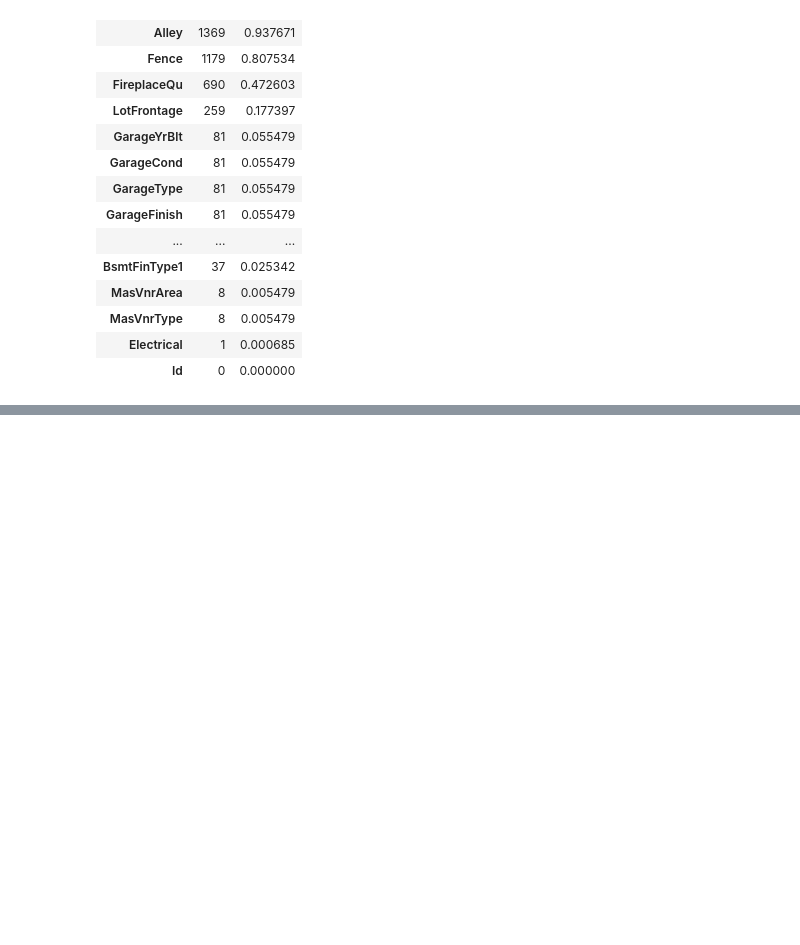
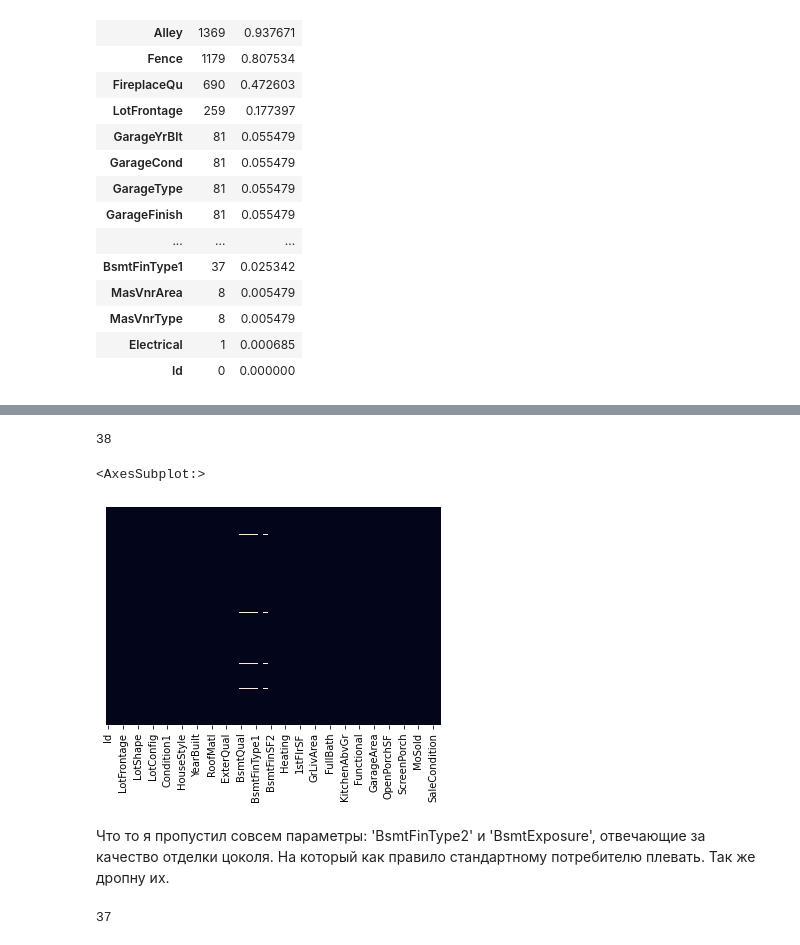
Before and after one commit to TaliyIvanov/Kaggle, a Jupyter notebook: 02.Kaggle Competition - House Prices Advanced Regression Techniques/Kaggle Competition - House Prices Advanced Regression Techniques.ipynb, the cells around one changed output, grey strips where cells are left out. Saved outputs shown, nothing was run; the diff lists cells and outputs as text; code cells hidden in the pictures; blank space fills up the shorter version.

```diff
--- a/02.Kaggle Competition - House Prices Advanced Regression Techniques/Kaggle Competition - House Prices Advanced Regression Techniques.ipynb
+++ b/02.Kaggle Competition - House Prices Advanced Regression Techniques/Kaggle Competition - House Prices Advanced Regression Techniques.ipynb
@@ -269,0 +280,16 @@ missing_data.head(20)
+# %%
+df_train = df_train.drop(columns=['PoolQC', 'MiscFeature','Alley','Fence','FireplaceQu'])
+df_train = df_train.drop(columns=['GarageYrBlt', 'GarageCond','GarageType','GarageFinish','GarageQual'])
+df_train = df_train.drop(columns=['MasVnrArea', 'MasVnrType','Electrical'])
+df_train['LotFrontage']=df_train['LotFrontage'].fillna(df_train['LotFrontage'].mode()[0])
+df_train.isnull().sum().max() #Проверка на наличие пустых значений
+# %% [output]
+38
+# %%
+#Графический вариант, мне он очень нравится, когда взгляд замылен смотреть в цифры, оч помогает)
+sns.heatmap(df_train.isnull(),yticklabels=False,cbar=False)
+# %% [output]
+<AxesSubplot:>
+[figure, added]
+# %% [markdown]
+Что то я пропустил совсем параметры: 'BsmtFinType2' и 'BsmtExposure', отвечающие за качество отделки цоколя. На который как правило стандартному потребителю плевать. Так же дропну их.
@@ -269,0 +298,4 @@ missing_data.head(20)
+# %%
+df_train.isnull().sum().max() #Проверка на наличие пустых значений
+# %% [output]
+37
```
Also changed, not shown: parts of 7 cells of this notebook.
